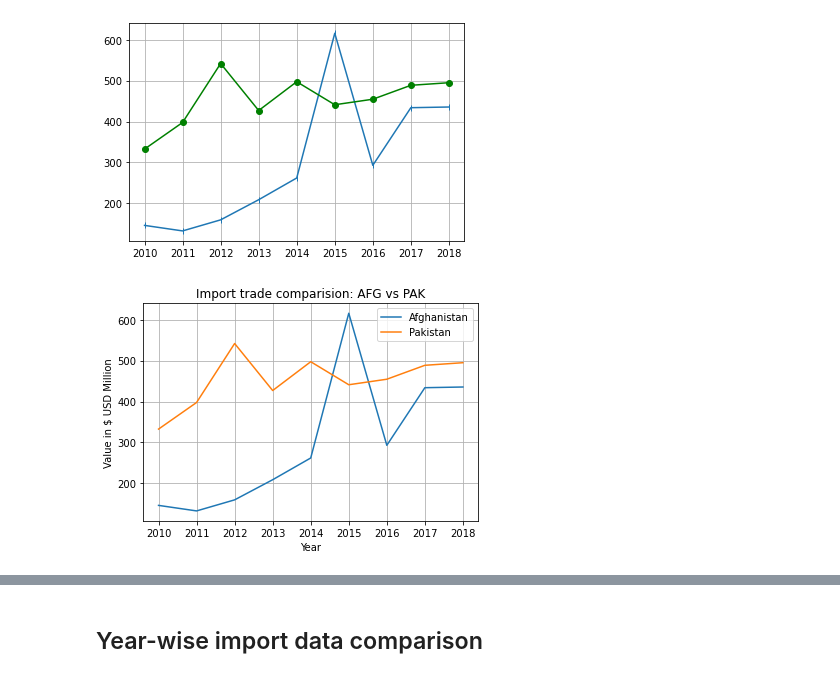
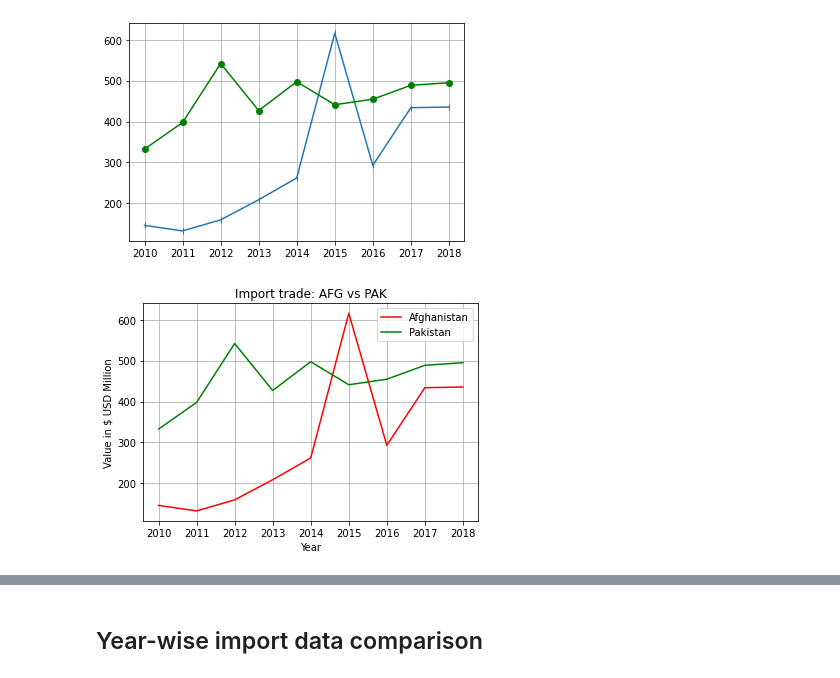
Before and after one commit to bhav09/DataAnalysis-Course-MonSchool, a Jupyter notebook: Chapter 3/Chapter 3 - Mon School.ipynb, the cells around one changed output, grey strips where cells are left out. Drawn from its saved outputs; the diff is of its cells as text; code cells hidden in the pictures.

```diff
--- a/Chapter 3/Chapter 3 - Mon School.ipynb
+++ b/Chapter 3/Chapter 3 - Mon School.ipynb
@@ -155,12 +149,13 @@ plt.grid()
 [figure]
 # %%
 pak=year_wise_imports[year_wise_imports.country=='PAKISTAN IR']
-plt.plot(afg.year,afg.value,label='Afghanistan')
-plt.plot(pak.year,pak.value,label='Pakistan')
-plt.title('Import trade comparision: AFG vs PAK')
+
+plt.plot(afg.year,afg.value,label='Afghanistan',color='red')
+plt.plot(pak.year,pak.value,label='Pakistan',color='green')
+plt.title('Import trade: AFG vs PAK')
 plt.xlabel('Year')
 plt.ylabel('Value in $ USD Million')
 plt.legend()
 plt.grid()
 # %% [output]
-[figure, old version]
+[figure, new version]
```
Also changed, not shown: parts of 15 cells of this notebook, 2 other files.
